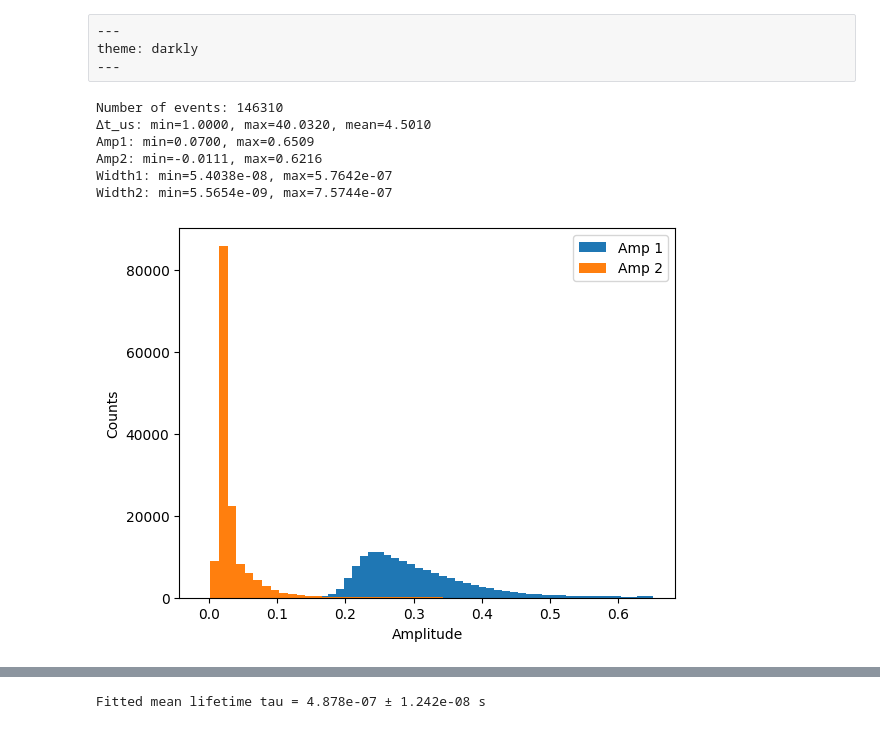
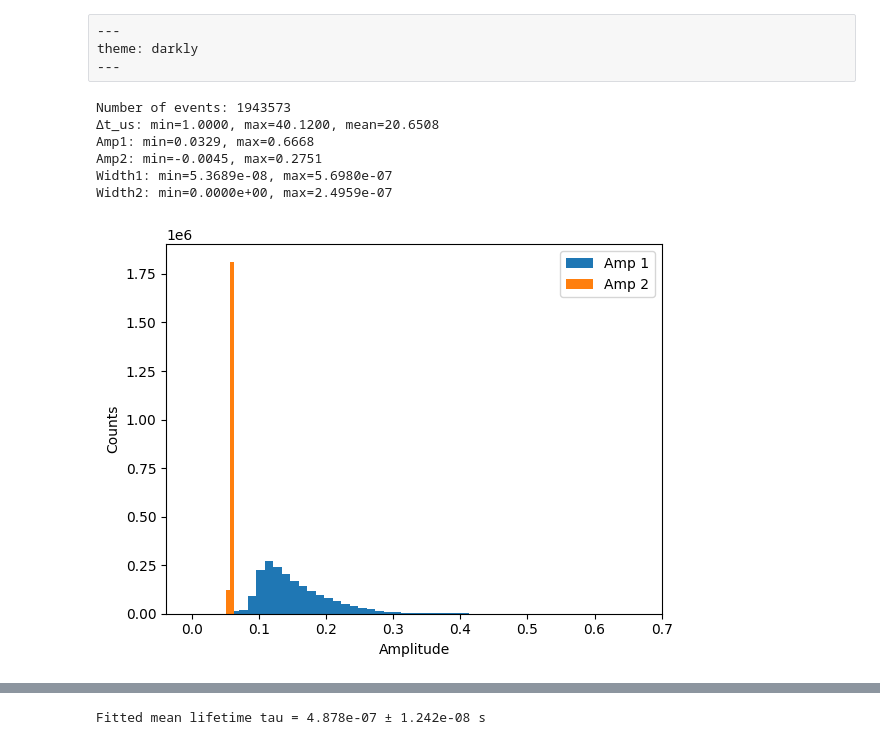
Before and after one commit to adityabhargava04/MUO, a Jupyter notebook: eda.ipynb, the cells around one changed output, grey strips where cells are left out. Saved outputs shown, nothing was run; the diff lists cells and outputs as text; code cells hidden in the pictures.

```diff
--- a/eda.ipynb
+++ b/eda.ipynb
@@ -12,22 +12,22 @@ from scipy.optimize import curve_fit
 
 from load_data import *
 # %%
-file = './data/MUO final filtered pulse data_overweekend.txt'
+file = './data/Digitizer Efficiency Overnight.txt'
 data = load_digitizer(file)
 describe(data)
 # %% [output]
-Number of events: 146310
-Δt_us: min=1.0000, max=40.0320, mean=4.5010
-Amp1: min=0.0700, max=0.6509
-Amp2: min=-0.0111, max=0.6216
-Width1: min=5.4038e-08, max=5.7642e-07
-Width2: min=5.5654e-09, max=7.5744e-07
+Number of events: 1943573
+Δt_us: min=1.0000, max=40.1200, mean=20.6508
+Amp1: min=0.0329, max=0.6668
+Amp2: min=-0.0045, max=0.2751
+Width1: min=5.3689e-08, max=5.6980e-07
+Width2: min=0.0000e+00, max=2.4959e-07
 # %%
-lifetime = data["Ch0_time2 (s)"] - data["Ch0_time1 (s)"]
-plt.hist(data["Ch0_amp1 (V)"], bins=50, label="Amp 1")
-plt.hist(data["Ch0_amp2 (V)"], bins=50, label="Amp 2")
+lifetime = data["t2"] - data["t1"]
+plt.hist(data["A1"], bins=50, label="Amp 1")
+plt.hist(data["A2"], bins=50, label="Amp 2")
 plt.xlabel("Amplitude"); plt.ylabel("Counts")
 plt.legend()
 plt.show()
 # %% [output]
-[figure, old version]
+[figure, new version]
```
Also changed, not shown: parts of 1 cell of this notebook, 7 other files.
